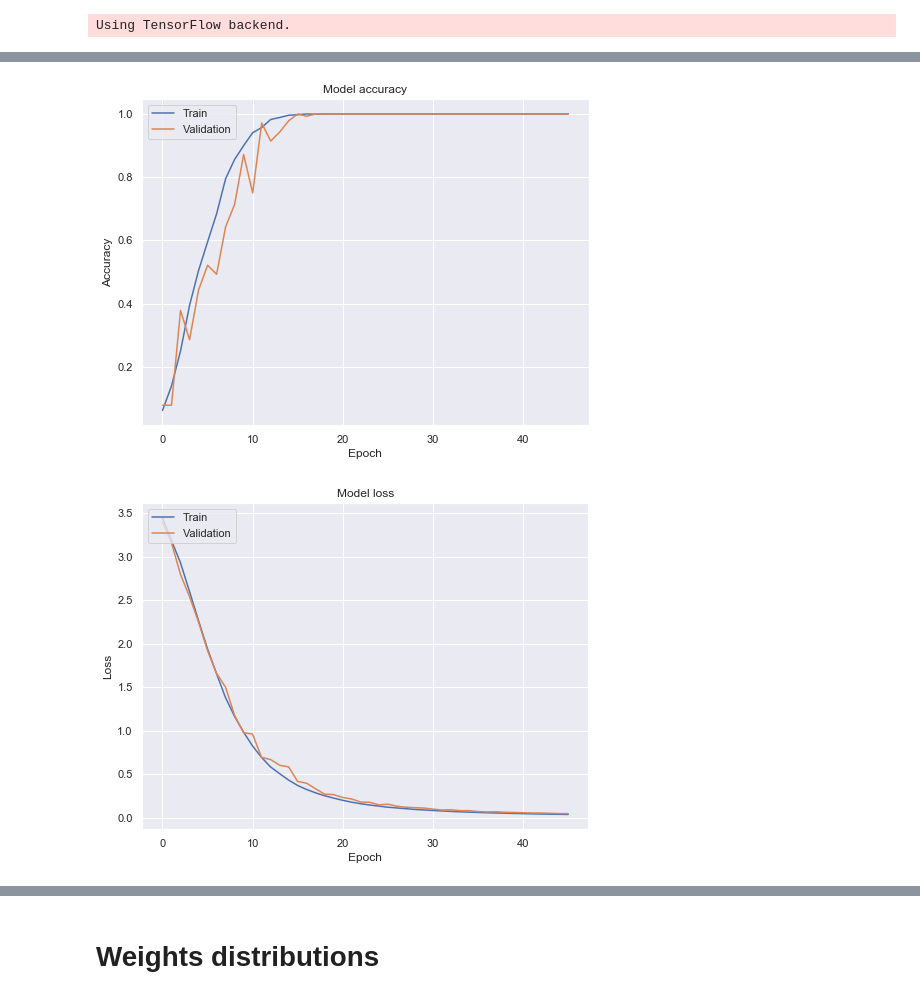
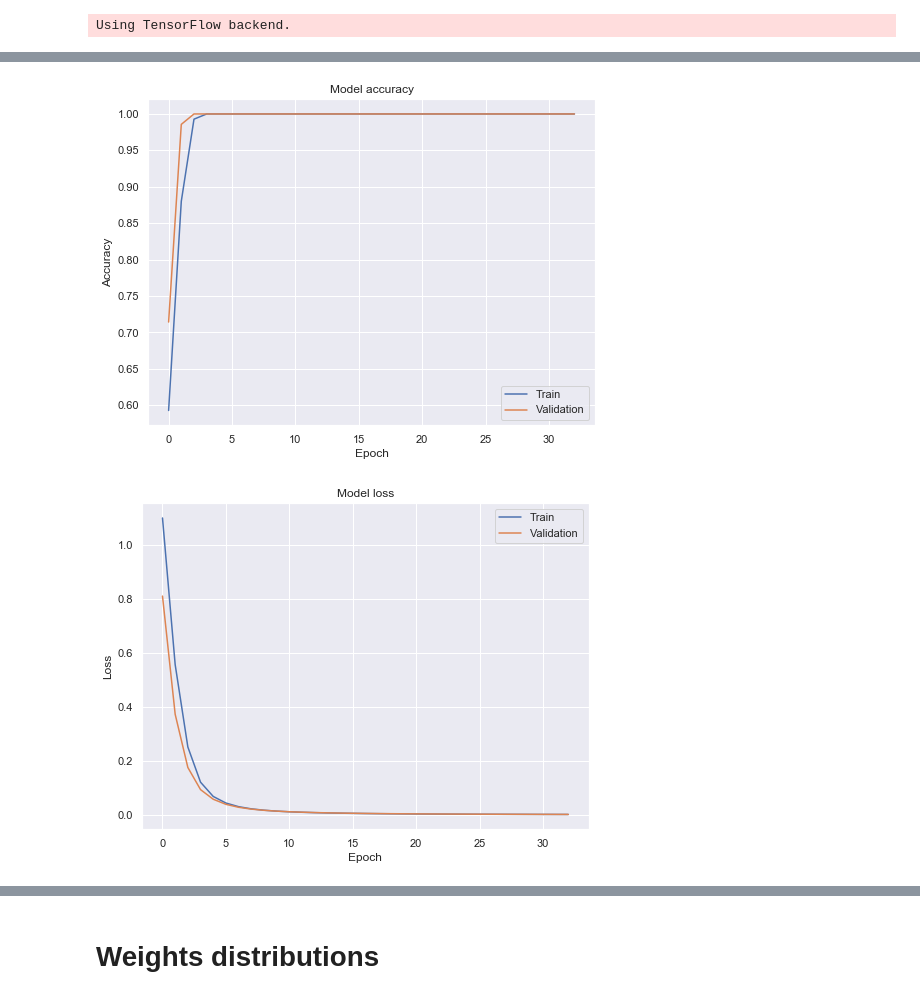
Before and after one commit to MatteoZambra/SM_ML__MScThesis, a Jupyter notebook: NN_model.ipynb, the cells around one changed output, grey strips where cells are left out. Saved outputs shown, nothing was run; the diff lists cells and outputs as text; code cells hidden in the pictures.

```diff
--- a/NN_model.ipynb
+++ b/NN_model.ipynb
@@ -76,0 +77,19 @@ Y: train dims = (1400, 32), test dims = (600, 32)
+# %%
+%%time
+model = Sequential()
+
+normal_init = RandomNormal(mean = 0.0, stddev = 0.05, seed = None)
+#orth_init = Orthogonal(gain = 1.0, seed = None)
+
+model.add(Dense(input_dim = M, units = 20,
+                kernel_initializer = Orthogonal(gain = 1.0, seed = None),
+                bias_initializer = RandomNormal(mean = 0.0, stddev = 0.1, seed = None),
+                activation = 'relu'))
+model.add(Dense(input_dim = M, units = 10,
+                kernel_initializer = Orthogonal(gain = 1.0, seed = None),
+                bias_initializer = RandomNormal(mean = 0.0, stddev = 0.1, seed = None),
+                activation = 'relu'))
+model.add(Dense(units = nCat,
+                kernel_initializer = Orthogonal(gain = 1.0, seed = None),
+                bias_initializer = RandomNormal(mean = 0.0, stddev = 0.1, seed = None),
+                activation = 'softmax'))
@@ -77,32 +157,11 @@ Y: train dims = (1400, 32), test dims = (600, 32)
 # %%
-%%time
-model = Sequential()
-
-normal_init = RandomNormal(mean = 0.0, stddev = 0.05, seed = None)
-#orth_init = Orthogonal(gain = 1.0, seed = None)
-
-model.add(Dense(input_dim = M, units = 100,
-                kernel_initializer = Orthogonal(gain = 1.5, seed = None),
-                bias_initializer = RandomNormal(mean = 0.0, stddev = 0.1, seed = None),
-                activation = 'relu'))
-#model.add(Dropout(rate=0.3))
-#model.add(Dense(units = 200,
-#               kernel_initializer = Orthogonal(gain = 1.0, seed = None),
-#               bias_initializer = RandomNormal(mean = 0.0, stddev = 0.1, seed = None),
-#               activation = 'relu'))
-#model.add(Dense(activation = 'relu', units = 100))
-#model.add(Dense(activation = 'relu', units = 100))
-#model.add(Dense(activation = 'relu', units = 80))
-#model.add(Dense(activation = 'relu', units = 64))
-model.add(Dense(units = nCat, activation = 'softmax'))
-
 es1 = EarlyStopping(monitor='val_acc', mode='auto', patience = 30, verbose = 1)
 es2 = EarlyStopping(monitor='val_loss', mode='auto',patience = 20, verbose = 1)
 
 sgd = keras.optimizers.SGD(lr = 0.01, decay = 1e-6, momentum = 0.6, nesterov = True)
 model.compile(loss = 'categorical_crossentropy', optimizer = sgd, metrics = ['accuracy'])
 
-history = model.fit(Xtrain, Ytrain, validation_split = 0.1, epochs = 150, verbose = 1, callbacks = [es1,es2])
+history = model.fit(Xtrain, Ytrain, validation_split = 0.1, epochs = 100, verbose = 1, callbacks = [es1,es2])
 
 
 plt.figure(figsize=(8,6))
@@ -111,7 +170,7 @@ plt.plot(history.history['val_acc'])
 plt.title('Model accuracy')
 plt.ylabel('Accuracy')
 plt.xlabel('Epoch')
-plt.legend(['Train', 'Validation'], loc='upper left')
+plt.legend(['Train', 'Validation'], loc='lower right')
 plt.show()
 
 plt.figure(figsize=(8,6))
@@ -120,7 +179,7 @@ plt.plot(history.history['val_loss'])
 plt.title('Model loss')
 plt.ylabel('Loss')
 plt.xlabel('Epoch')
-plt.legend(['Train', 'Validation'], loc='upper left')
+plt.legend(['Train', 'Validation'], loc='upper right')
 plt.show()
 
 
@@ -146,2 +205,2 @@ Epoch 00046: early stopping
-[figure, old version]
+[figure, new version]
-[figure, old version]
+[figure, new version]
```
Also changed, not shown: parts of 8 cells of this notebook, 3 other files.
